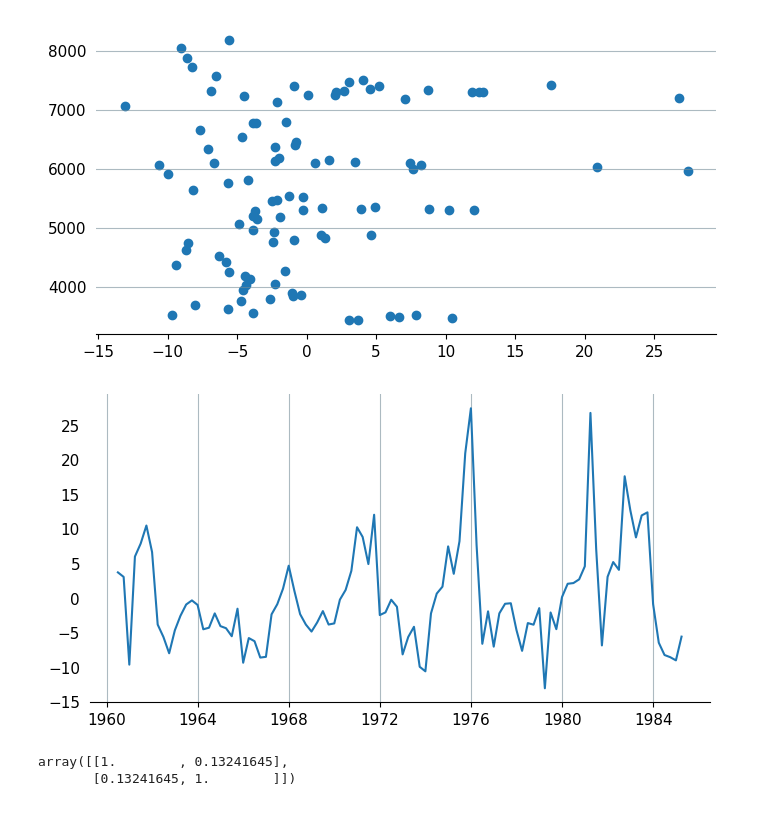
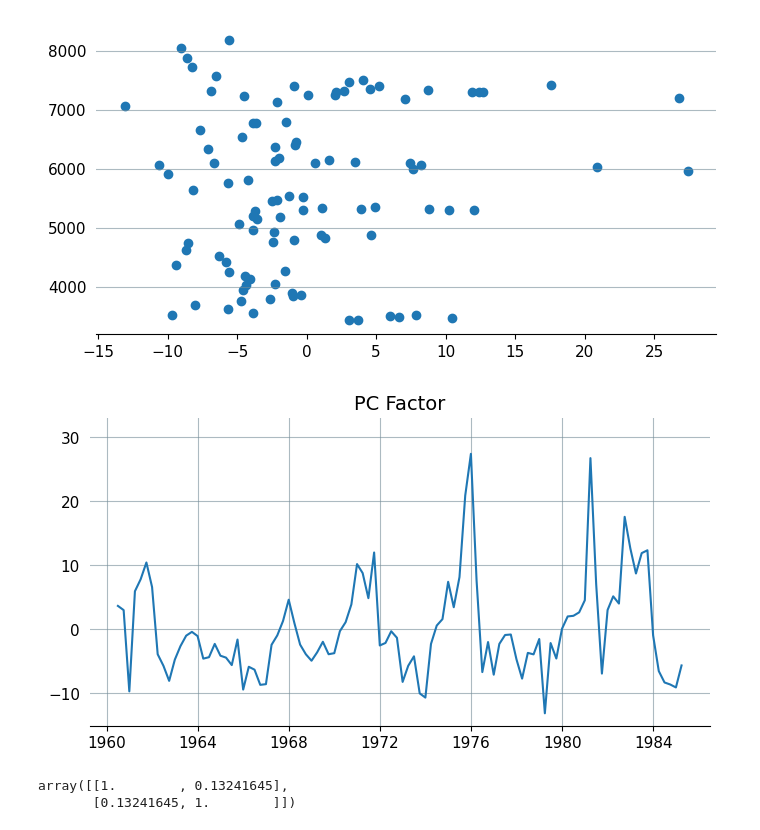
Before and after one commit to giordanovitale/Time-Series-Project, a Jupyter notebook: ts_project.ipynb, the cells around one changed output. Drawn from its saved outputs; the diff is of its cells as text; code cells hidden in the pictures.

Commit message:
other plots

```diff
--- a/ts_project.ipynb
+++ b/ts_project.ipynb
@@ -543,10 +543,14 @@ plt.scatter(sec3_pc, df['GDPC1'].iloc[:100])
 [figure]
 # %%
 plt.plot(df['Time'].iloc[:100], sec3_pc)
+plt.title('PC Factor', fontsize = 14)
+plt.ylim(top = 33)
 #plt.plot(df['Time'].iloc[:100], df['GDPC1'].iloc[:100])
-plt.grid()
+plt.grid(x)
+
+plt.savefig('image\PC_factor.png', bbox_inches = 'tight')
 # %% [output]
-[figure, old version]
+[figure, new version]
 # %%
 np.corrcoef(sec3_pc.flatten(), df['GDPC1'].iloc[:100])
 # %% [output]
```
Also changed, not shown: parts of 4 cells of this notebook, 4 other files.
